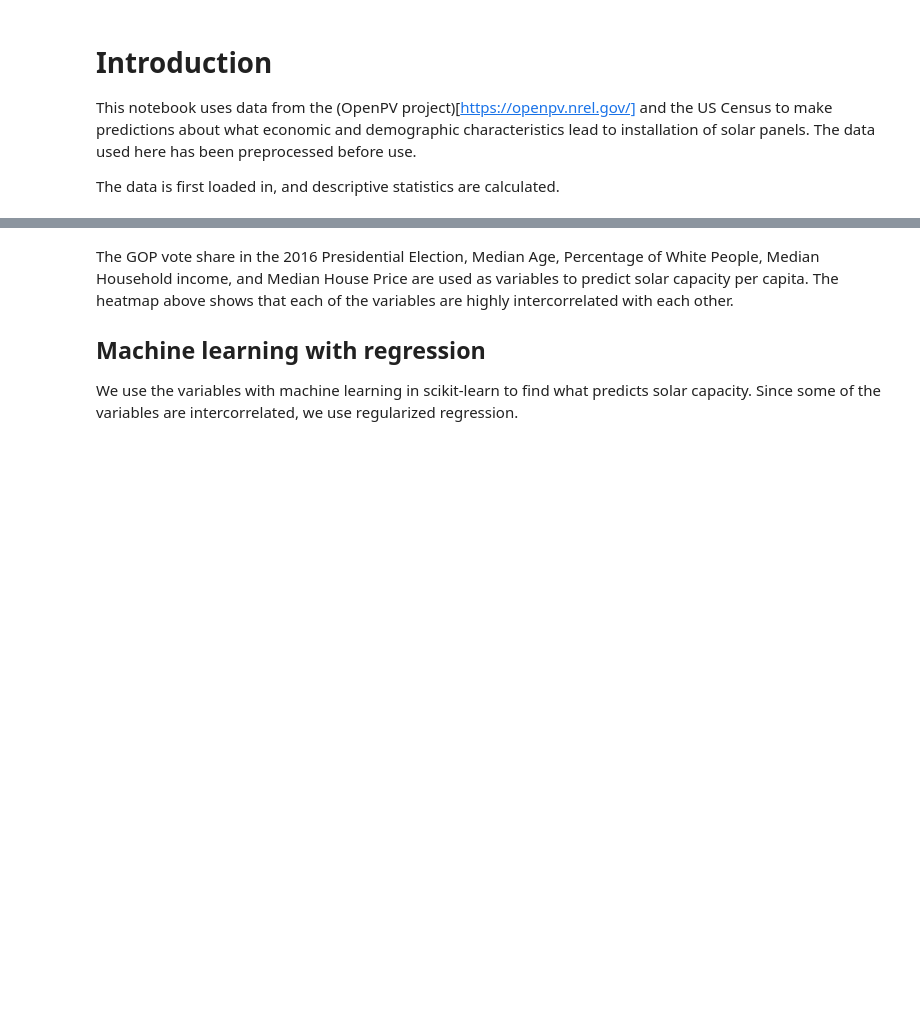
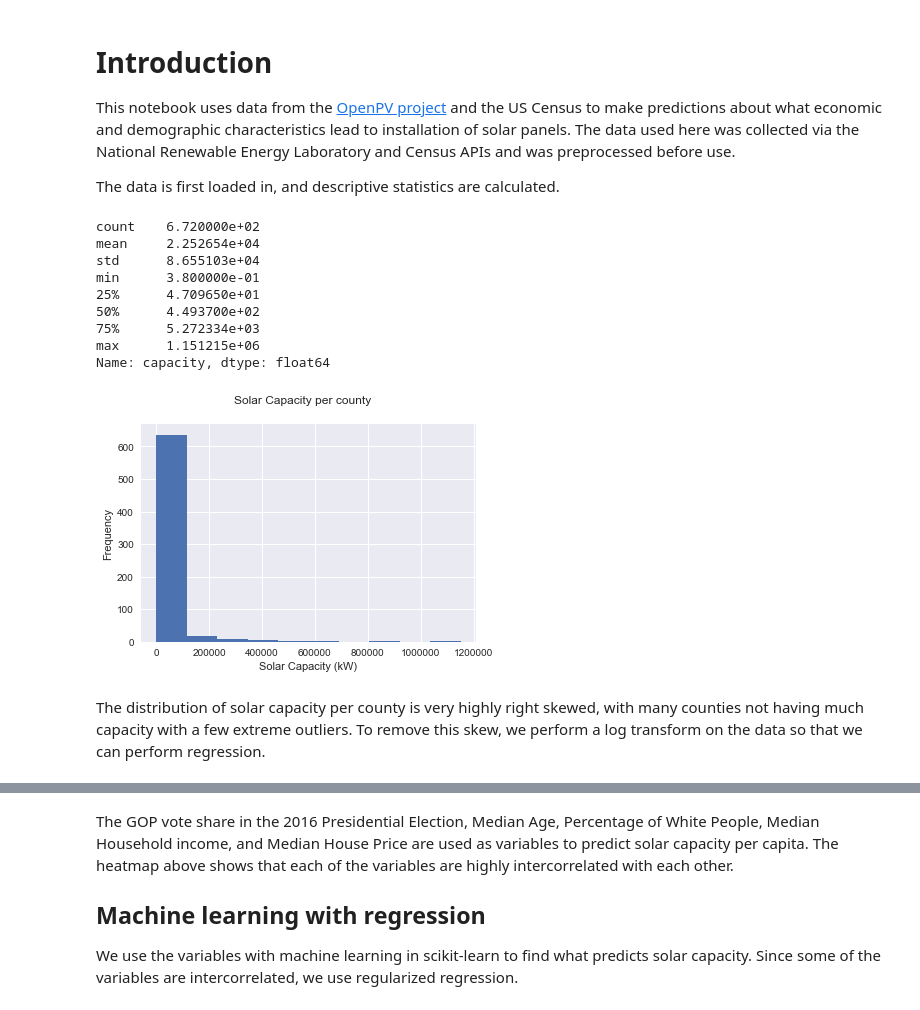
Before and after one commit to aawiegel/OpenPV-Predict, a Jupyter notebook: SolarPredictions.ipynb, the cells around one changed output, grey strips where cells are left out. Cells and saved outputs as stored; diff of their text form; code cells hidden in the pictures; blank space fills up the shorter version.

Commit message:
updated predictions

```diff
--- a/SolarPredictions.ipynb
+++ b/SolarPredictions.ipynb
@@ -1,7 +1,7 @@
 # %% [markdown]
 # Introduction
 
-This notebook uses data from the (OpenPV project)[https://openpv.nrel.gov/] and the US Census to make predictions about what economic and demographic characteristics lead to installation of solar panels. The data used here has been preprocessed before use.
+This notebook uses data from the [OpenPV project](https://openpv.nrel.gov/) and the US Census to make predictions about what economic and demographic characteristics lead to installation of solar panels. The data used here was collected via the National Renewable Energy Laboratory and Census APIs and was preprocessed before use.
 
 The data is first loaded in, and descriptive statistics are calculated.
 # %%
@@ -23,0 +30,27 @@ solar_data = pd.read_csv(file_path)
+# %%
+%matplotlib inline
+# Check distribution of capacity
+print(solar_data['capacity'].describe())
+
+fig, ax = plt.subplots(1)
+
+fig.suptitle("Solar Capacity per county")
+
+solar_data['capacity'].plot(kind='hist', ax = ax)
+
+ax.set_xlabel('Solar Capacity (kW)')
+
+plt.show()
+# %% [output]
+count    6.720000e+02
+mean     2.252654e+04
+std      8.655103e+04
+min      3.800000e-01
+25%      4.709650e+01
+50%      4.493700e+02
+75%      5.272334e+03
+max      1.151215e+06
+Name: capacity, dtype: float64
+[figure, added]
+# %% [markdown]
+The distribution of solar capacity per county is very highly right skewed, with many counties not having much capacity with a few extreme outliers. To remove this skew, we perform a log transform on the data so that we can perform regression.
```
Also changed, not shown: parts of 13 cells of this notebook.
